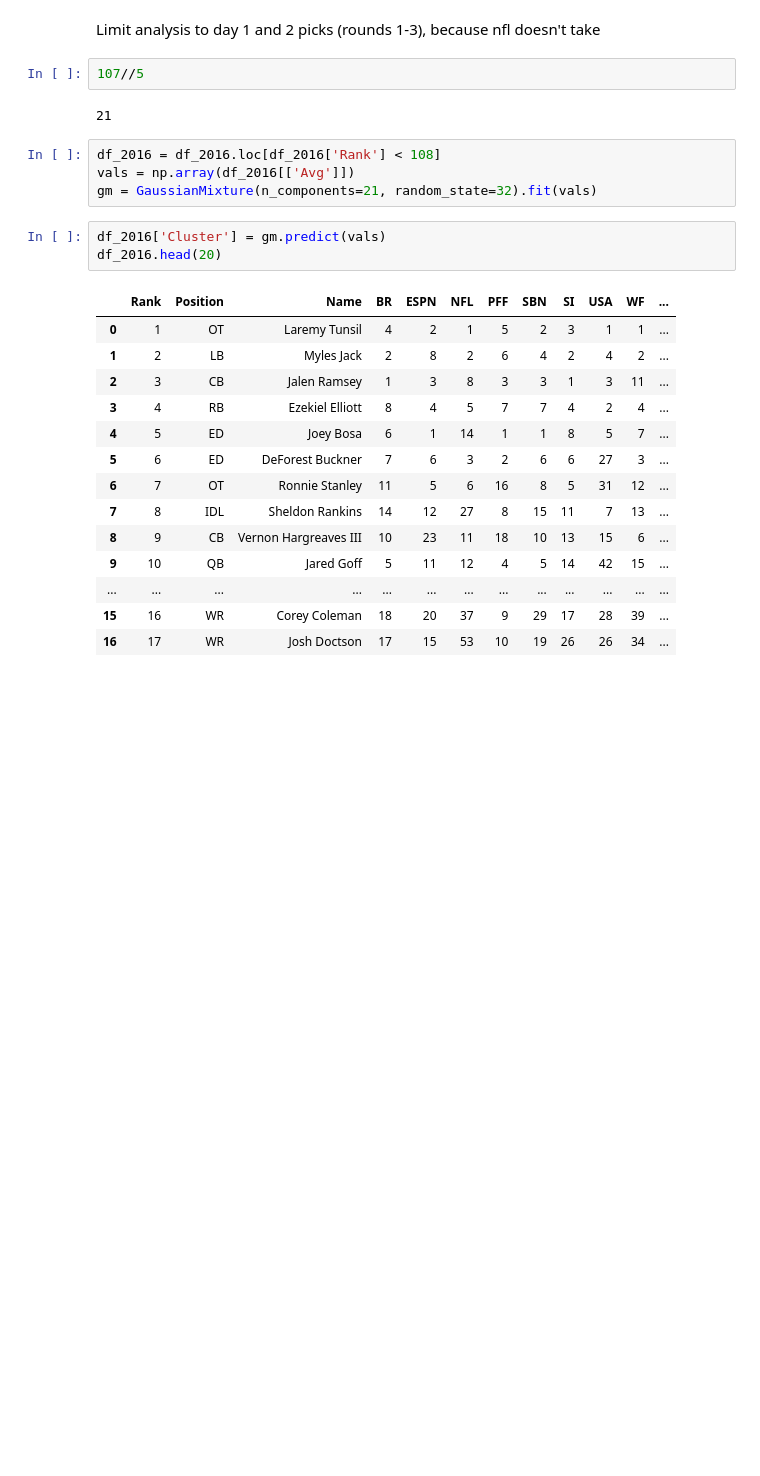
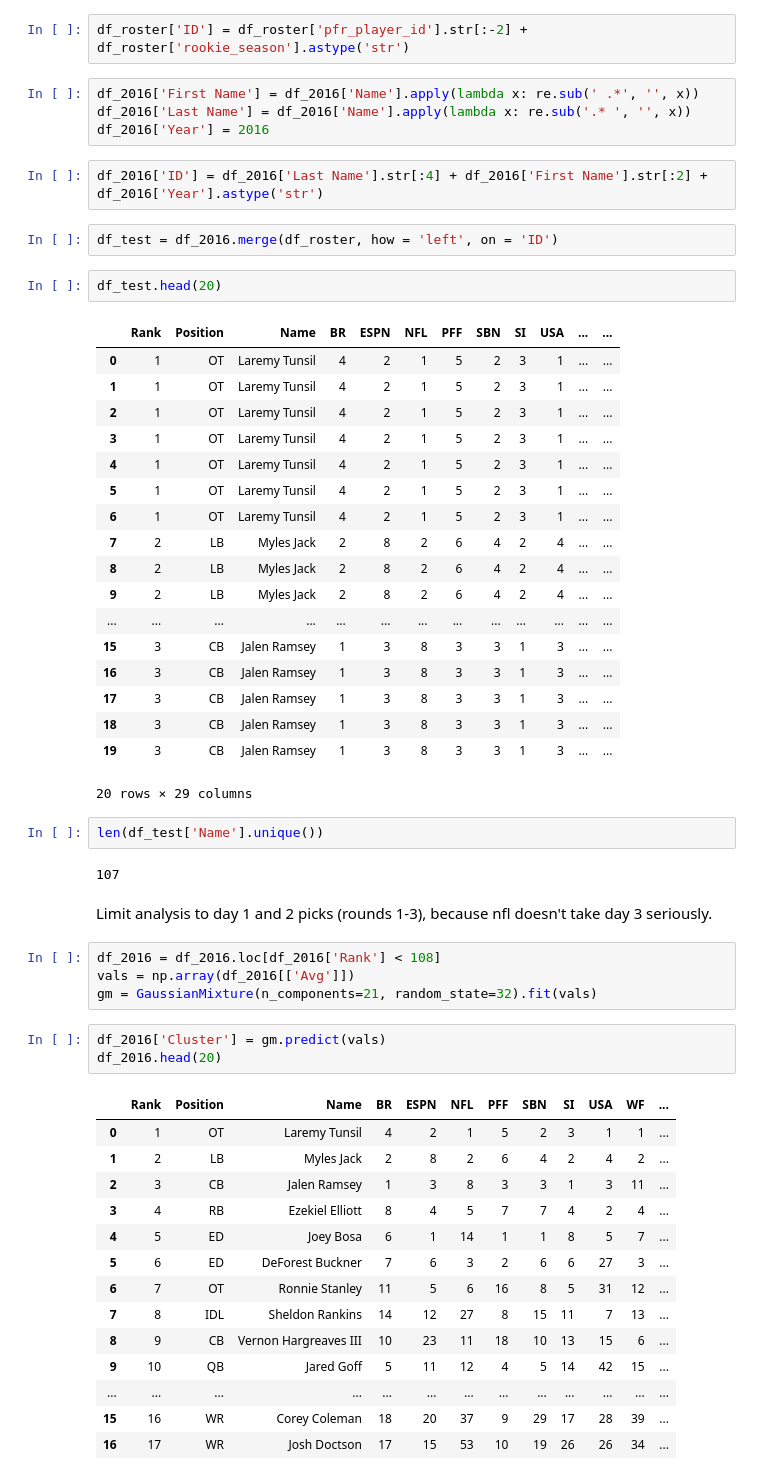
Before and after one commit to rafrisci/tiering_nfl_drafts, a Jupyter notebook: explore_big_board.ipynb, the cells around one changed output. Drawn from its saved outputs; the diff is of its cells as text; blank space fills up the shorter version.

```diff
--- a/explore_big_board.ipynb
+++ b/explore_big_board.ipynb
@@ -164,9 +73,40 @@ df_otc.head(10)
+# %%
+df_roster['ID'] = df_roster['pfr_player_id'].str[:-2] + df_roster['rookie_season'].astype('str')
+# %%
+df_2016['First Name'] = df_2016['Name'].apply(lambda x: re.sub(' .*', '', x))
+df_2016['Last Name'] = df_2016['Name'].apply(lambda x: re.sub('.* ', '', x))
+df_2016['Year'] = 2016
+# %%
+df_2016['ID'] = df_2016['Last Name'].str[:4] + df_2016['First Name'].str[:2] + df_2016['Year'].astype('str')
+# %%
+df_test = df_2016.merge(df_roster, how = 'left', on = 'ID')
+# %%
+df_test.head(20)
+# %% [output]
+|  | Rank | Position | Name | BR | ESPN | NFL | PFF | SBN | SI | USA | ... | ... |
+| 0 | 1 | OT | Laremy Tunsil | 4 | 2 | 1 | 5 | 2 | 3 | 1 | ... | ... |
+| 1 | 1 | OT | Laremy Tunsil | 4 | 2 | 1 | 5 | 2 | 3 | 1 | ... | ... |
+| 2 | 1 | OT | Laremy Tunsil | 4 | 2 | 1 | 5 | 2 | 3 | 1 | ... | ... |
+| 3 | 1 | OT | Laremy Tunsil | 4 | 2 | 1 | 5 | 2 | 3 | 1 | ... | ... |
+| 4 | 1 | OT | Laremy Tunsil | 4 | 2 | 1 | 5 | 2 | 3 | 1 | ... | ... |
+| 5 | 1 | OT | Laremy Tunsil | 4 | 2 | 1 | 5 | 2 | 3 | 1 | ... | ... |
+| 6 | 1 | OT | Laremy Tunsil | 4 | 2 | 1 | 5 | 2 | 3 | 1 | ... | ... |
+| 7 | 2 | LB | Myles Jack | 2 | 8 | 2 | 6 | 4 | 2 | 4 | ... | ... |
+| 8 | 2 | LB | Myles Jack | 2 | 8 | 2 | 6 | 4 | 2 | 4 | ... | ... |
+| 9 | 2 | LB | Myles Jack | 2 | 8 | 2 | 6 | 4 | 2 | 4 | ... | ... |
+| ... | ... | ... | ... | ... | ... | ... | ... | ... | ... | ... | ... | ... |
+| 15 | 3 | CB | Jalen Ramsey | 1 | 3 | 8 | 3 | 3 | 1 | 3 | ... | ... |
+| 16 | 3 | CB | Jalen Ramsey | 1 | 3 | 8 | 3 | 3 | 1 | 3 | ... | ... |
+| 17 | 3 | CB | Jalen Ramsey | 1 | 3 | 8 | 3 | 3 | 1 | 3 | ... | ... |
+| 18 | 3 | CB | Jalen Ramsey | 1 | 3 | 8 | 3 | 3 | 1 | 3 | ... | ... |
+| 19 | 3 | CB | Jalen Ramsey | 1 | 3 | 8 | 3 | 3 | 1 | 3 | ... | ... |
+20 rows × 29 columns
+# %%
+len(df_test['Name'].unique())
+# %% [output]
+107
 # %% [markdown]
-Limit analysis to day 1 and 2 picks (rounds 1-3), because nfl doesn't take
+Limit analysis to day 1 and 2 picks (rounds 1-3), because nfl doesn't take day 3 seriously.
-# %%
-107//5
-# %% [output]
-21
 # %%
 df_2016 = df_2016.loc[df_2016['Rank'] < 108]
 vals = np.array(df_2016[['Avg']])
```
Also changed, not shown: parts of 13 cells of this notebook, 11 other files.
